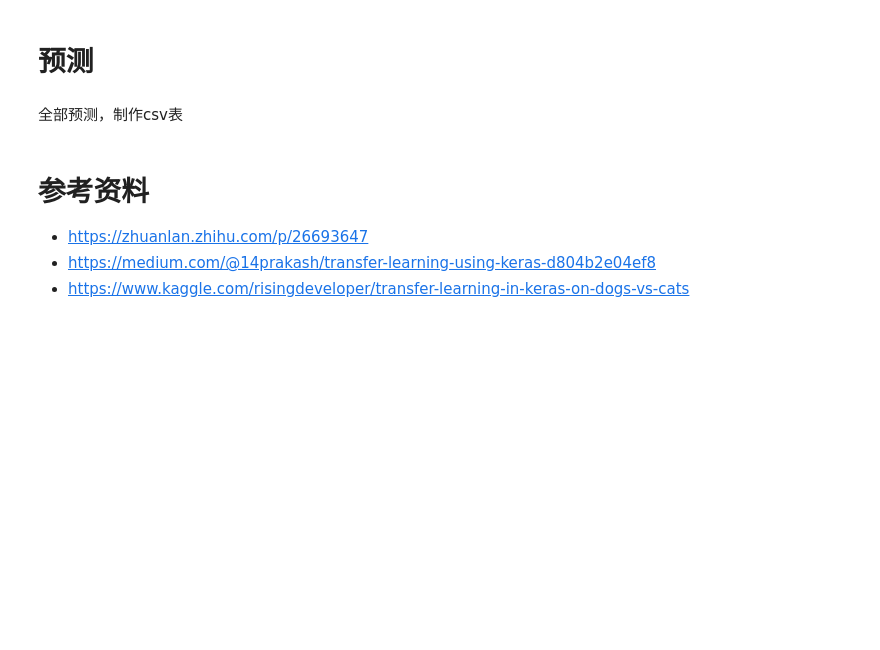
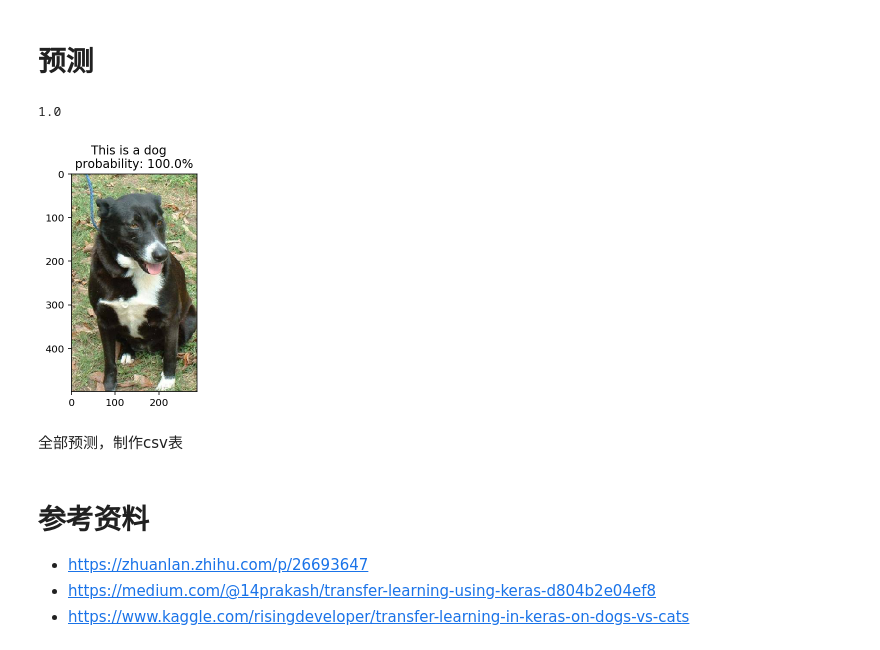
Before and after one commit to Tyelcie/Dogs_vs_Cats, a Jupyter notebook: Dogs_vs_Cats_revise.ipynb, the cells around one changed output. Cells and saved outputs as stored; diff of their text form; code cells hidden in the pictures; blank space fills up the shorter version.

```diff
--- a/Dogs_vs_Cats_revise.ipynb
+++ b/Dogs_vs_Cats_revise.ipynb
@@ -253,18 +268,21 @@ plt.show()
 # %%
 test_imgs = os.listdir(data_dir.format('test'))
 img_path = data_dir.format('test') + test_imgs[3]
 # img_path = './test04.jpg'
 img = image.load_img(img_path, target_size=(im_width, im_height))
 x = image.img_to_array(img)
 x = np.expand_dims(x, axis=0)
 x = preprocess_input(x)
 
 preds = model.predict(x)[0][0]
 print(preds)
 img_show = mpimg.imread(img_path)
 plt.imshow(img_show)
 plt.suptitle('This is a {}'.format('dog' if preds > 0.5 else 'cat'))
-plt.title('probability: {}%'.format(round(preds, 3)*100) if preds > 0.5 else round(1-preds, 3)*100);
+plt.title('probability: {}%'.format(round(preds*100, 2)) if preds > 0.5 else round((1-preds)*100, 2));
+# %% [output]
+1.0
+[figure, added]
 # %% [markdown]
 全部预测，制作csv表
 # %%
```
Also changed, not shown: parts of 15 cells of this notebook.
